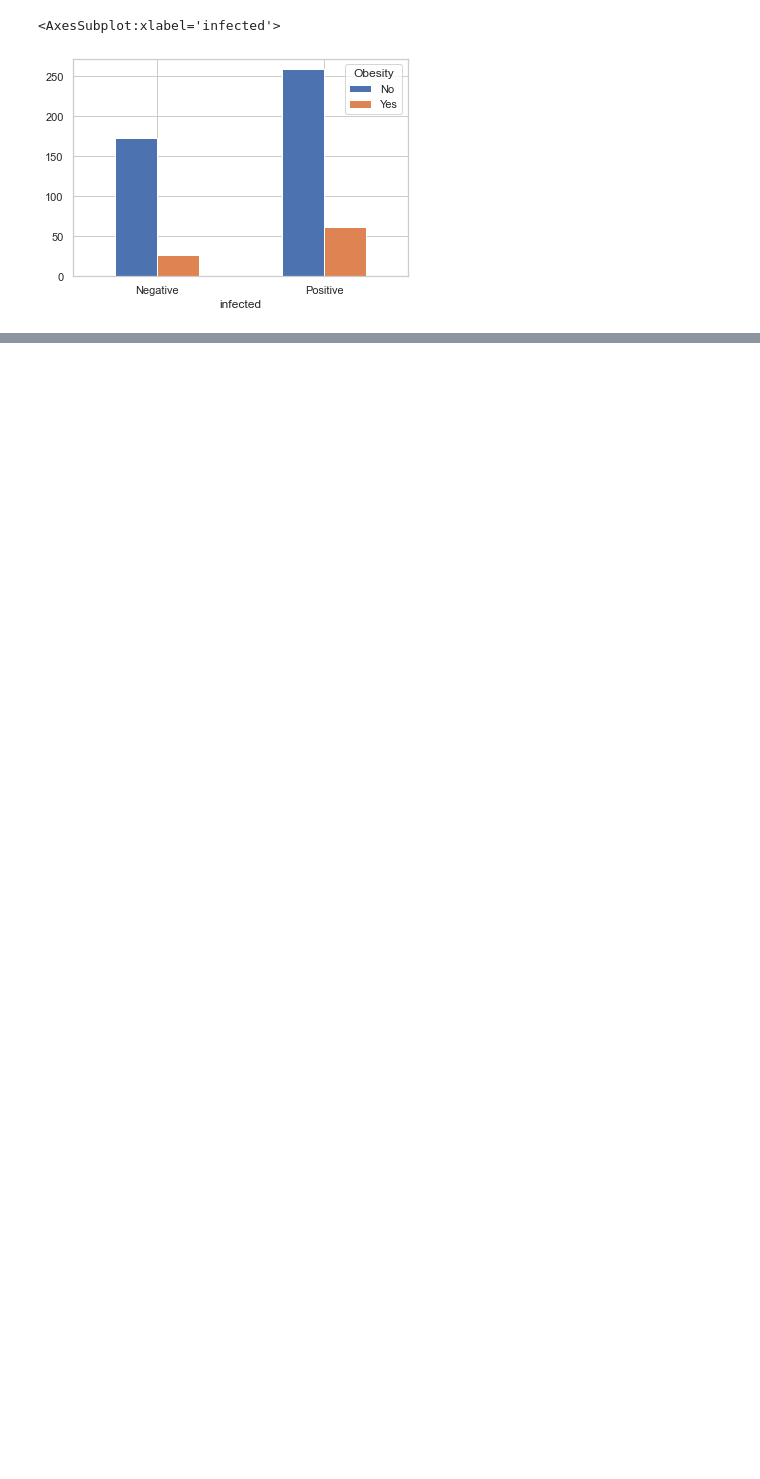
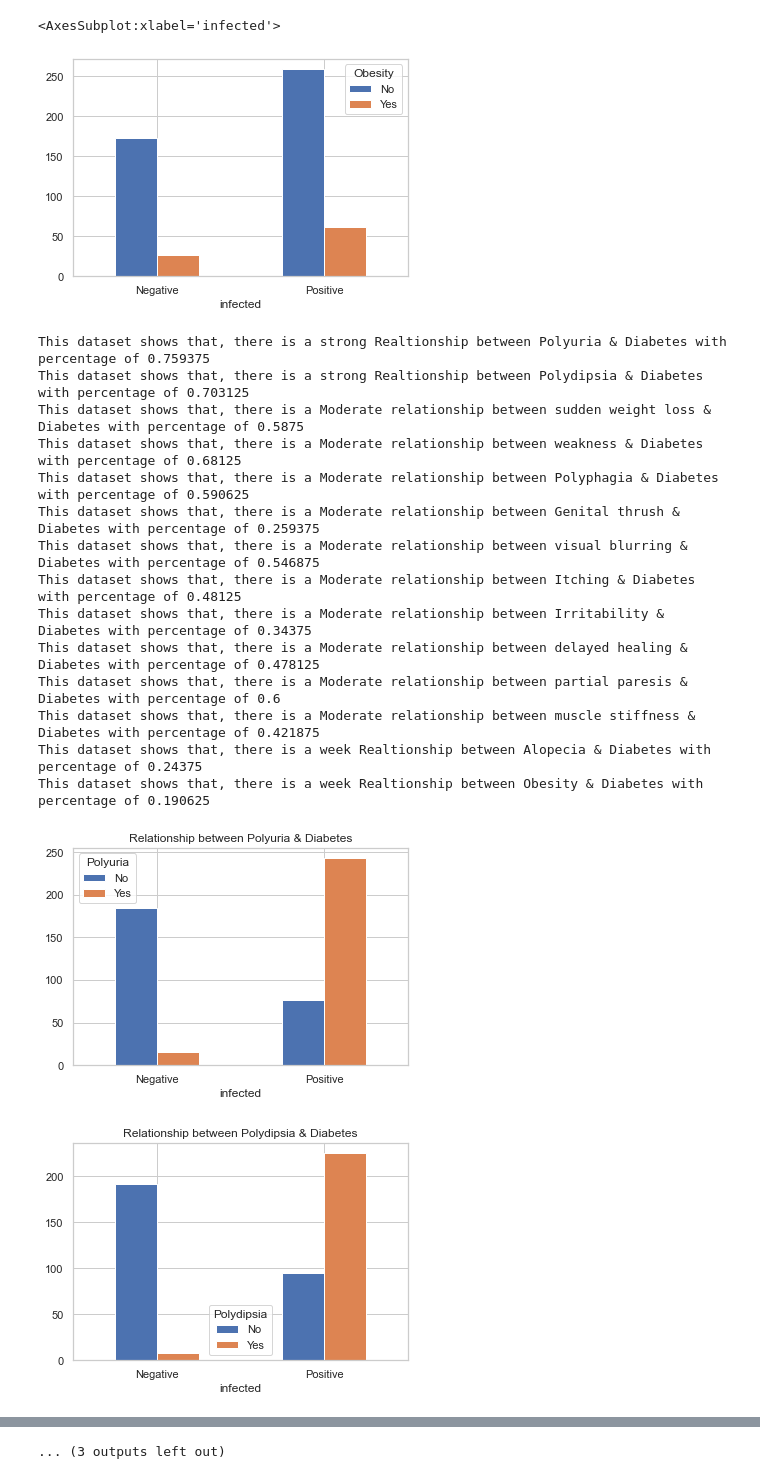
Before and after one commit to Yousef-Salah/Statistical-Analysis, a Jupyter notebook: Statistical-Analysis.ipynb, the cells around one changed output, grey strips where cells are left out. Saved outputs shown, nothing was run; the diff lists cells and outputs as text; code cells hidden in the pictures; blank space fills up the shorter version.

```diff
--- a/Statistical-Analysis.ipynb
+++ b/Statistical-Analysis.ipynb
@@ -165,3 +165,47 @@ two_waytable_Obesity.plot.bar(rot=0)
 # %% [output]
 <AxesSubplot:xlabel='infected'>
 [figure]
+# %%
+def percentage_of_infected(df, column, condition_value='Yes'):
+    num_of_infected = df[df.infected == 'Positive'].shape[0]
+
+    return df[(df.infected == 'Positive') & (df[column] == condition_value)].shape[0] / num_of_infected
+
+
+def relationship_percentage(df, column, condition_value, main_column):
+    num_of_infected = df[df.infected == 'Positive'].shape[0]
+    two_way_table = pd.crosstab(df[main_column], df[column])
+    plot_title = "Relationship between " + column + " & Diabetes"
+    two_way_table.plot.bar(rot=0, title=plot_title )
+    percentage = df[(df[main_column] == 'Positive') & (df[column] == 'Yes')].shape[0] / num_of_infected
+    # plt.savefig(columns[feature] + '_Diabetes.png',dpi=300)
+
+    if(percentage < 0.25):
+        print(f"This dataset shows that, there is a week Realtionship between {column} & Diabetes with percentage of {percentage}")
+
+    elif(percentage >= 0.25 and percentage < 0.7 ):
+          print(f"This dataset shows that, there is a Moderate relationship between {column} & Diabetes with percentage of {percentage}")
+    else:
+        print(f"This dataset shows that, there is a strong Realtionship between {column} & Diabetes with percentage of {percentage}")
+# %%
+columns = df.columns.tolist()
+
+for feature in range(2, 16):
+    relationship_percentage(df,columns[feature], 'Yes', 'infected')
+# %% [output]
+This dataset shows that, there is a strong Realtionship between Polyuria & Diabetes with percentage of 0.759375
+This dataset shows that, there is a strong Realtionship between Polydipsia & Diabetes with percentage of 0.703125
+This dataset shows that, there is a Moderate relationship between sudden weight loss & Diabetes with percentage of 0.5875
+This dataset shows that, there is a Moderate relationship between weakness & Diabetes with percentage of 0.68125
+This dataset shows that, there is a Moderate relationship between Polyphagia & Diabetes with percentage of 0.590625
+This dataset shows that, there is a Moderate relationship between Genital thrush & Diabetes with percentage of 0.259375
+This dataset shows that, there is a Moderate relationship between visual blurring & Diabetes with percentage of 0.546875
+This dataset shows that, there is a Moderate relationship between Itching & Diabetes with percentage of 0.48125
+This dataset shows that, there is a Moderate relationship between Irritability & Diabetes with percentage of 0.34375
+This dataset shows that, there is a Moderate relationship between delayed healing & Diabetes with percentage of 0.478125
+This dataset shows that, there is a Moderate relationship between partial paresis & Diabetes with percentage of 0.6
+This dataset shows that, there is a Moderate relationship between muscle stiffness & Diabetes with percentage of 0.421875
+This dataset shows that, there is a week Realtionship between Alopecia & Diabetes with percentage of 0.24375
+This dataset shows that, there is a week Realtionship between Obesity & Diabetes with percentage of 0.190625
+[figure, added]
+[figure, added]
@@ -167,0 +221 @@ two_waytable_Obesity.plot.bar(rot=0)
+... (3 outputs left out)
```
Also changed, not shown: parts of 28 cells of this notebook, 1 other file.
